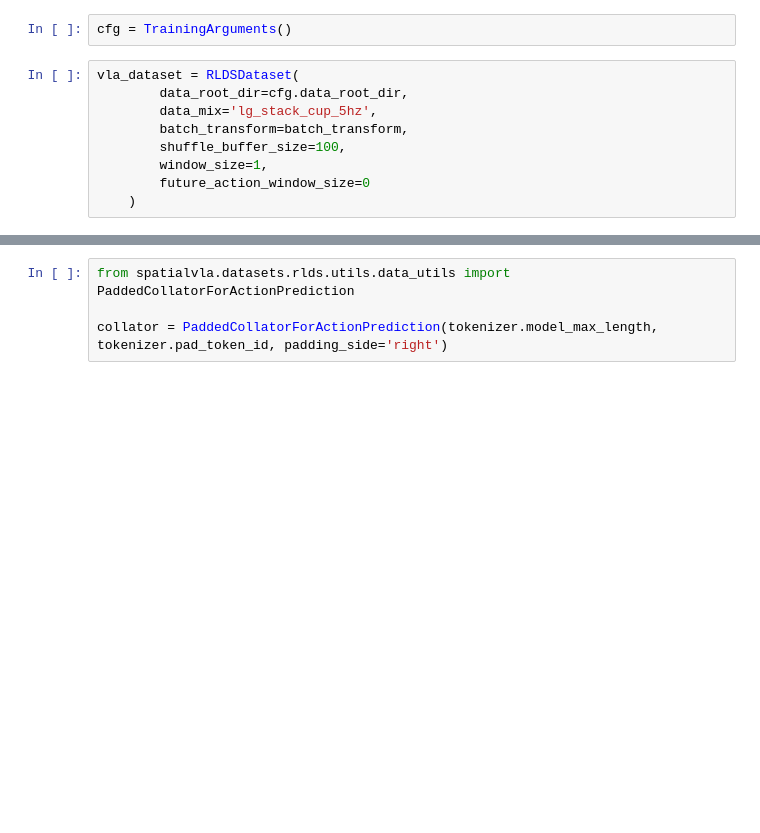
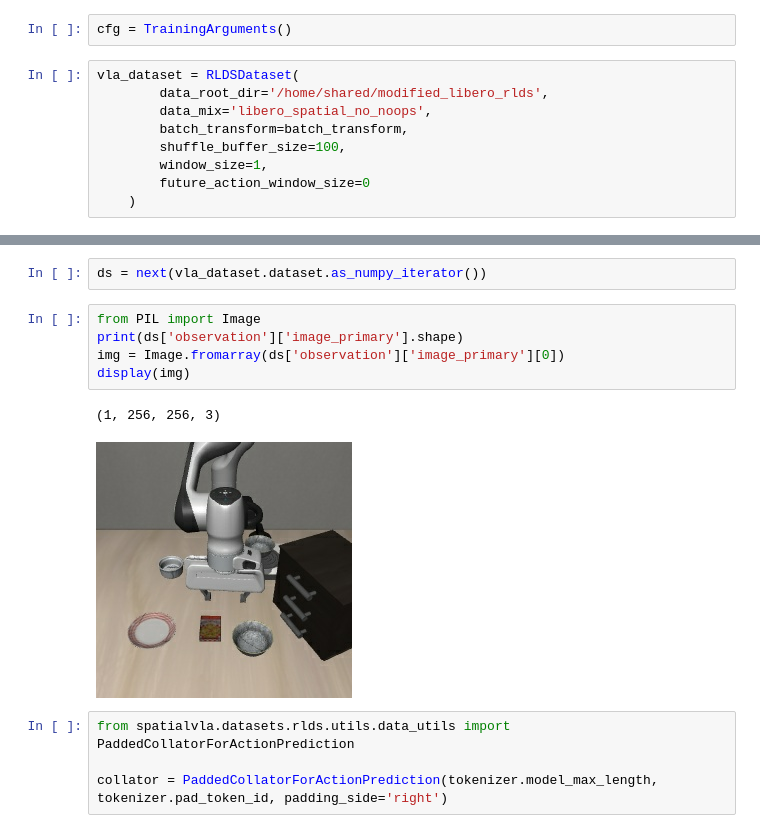
Before and after one commit to jellyho/MobileVLM-VLA, a Jupyter notebook: Datasettest.ipynb, the cells around one changed output, grey strips where cells are left out. Drawn from its saved outputs; the diff is of its cells as text; blank space fills up the shorter version.

```diff
--- a/Datasettest.ipynb
+++ b/Datasettest.ipynb
@@ -54,8 +55,8 @@ batch_transform = RLDSBatchTransform(
 cfg = TrainingArguments()
 # %%
 vla_dataset = RLDSDataset(
-        data_root_dir=cfg.data_root_dir,
-        data_mix='lg_stack_cup_5hz',
+        data_root_dir='/home/shared/modified_libero_rlds',
+        data_mix='libero_spatial_no_noops',
         batch_transform=batch_transform,
         shuffle_buffer_size=100,
         window_size=1,
@@ -76,4 +77,14 @@ Constructing datasets...
 Applying frame transforms on dataset...
+# %%
+ds = next(vla_dataset.dataset.as_numpy_iterator())
+# %%
+from PIL import Image
+print(ds['observation']['image_primary'].shape)
+img = Image.fromarray(ds['observation']['image_primary'][0])
+display(img)
+# %% [output]
+(1, 256, 256, 3)
+[figure, added]
 # %%
 from spatialvla.datasets.rlds.utils.data_utils import PaddedCollatorForActionPrediction
 
```
Also changed, not shown: parts of 3 cells of this notebook, 33 other files.
